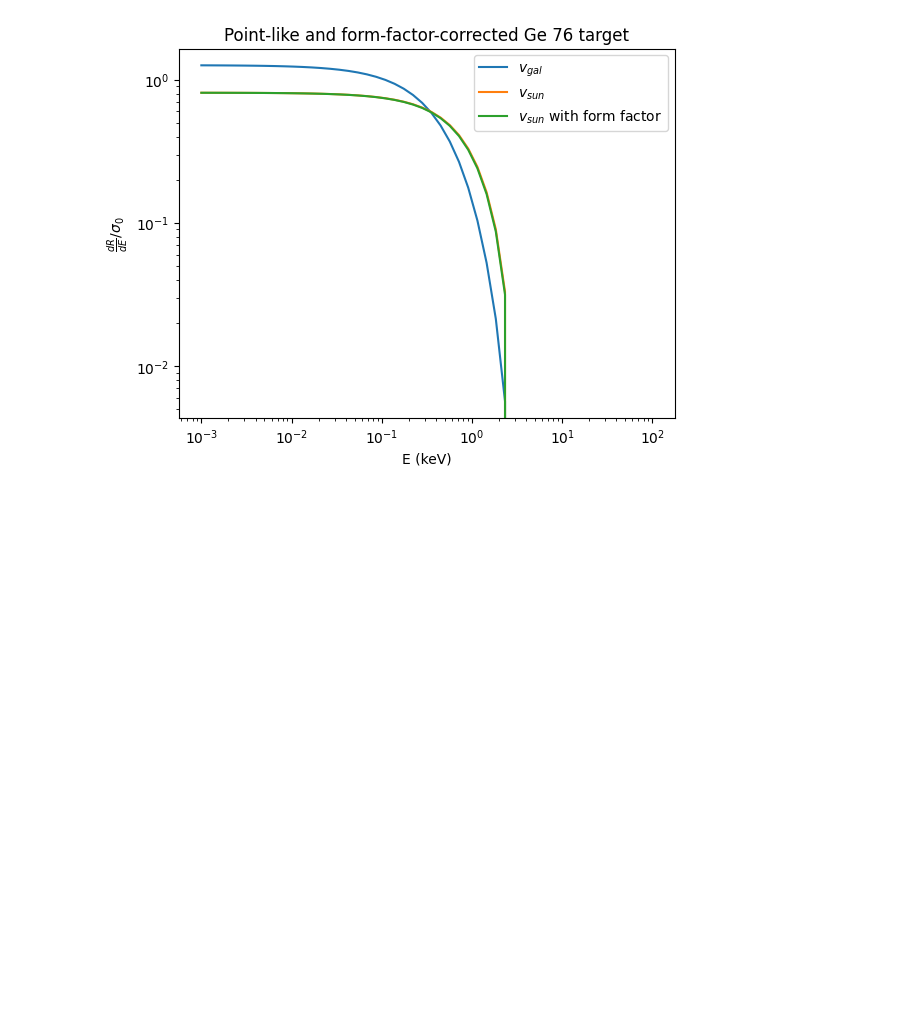
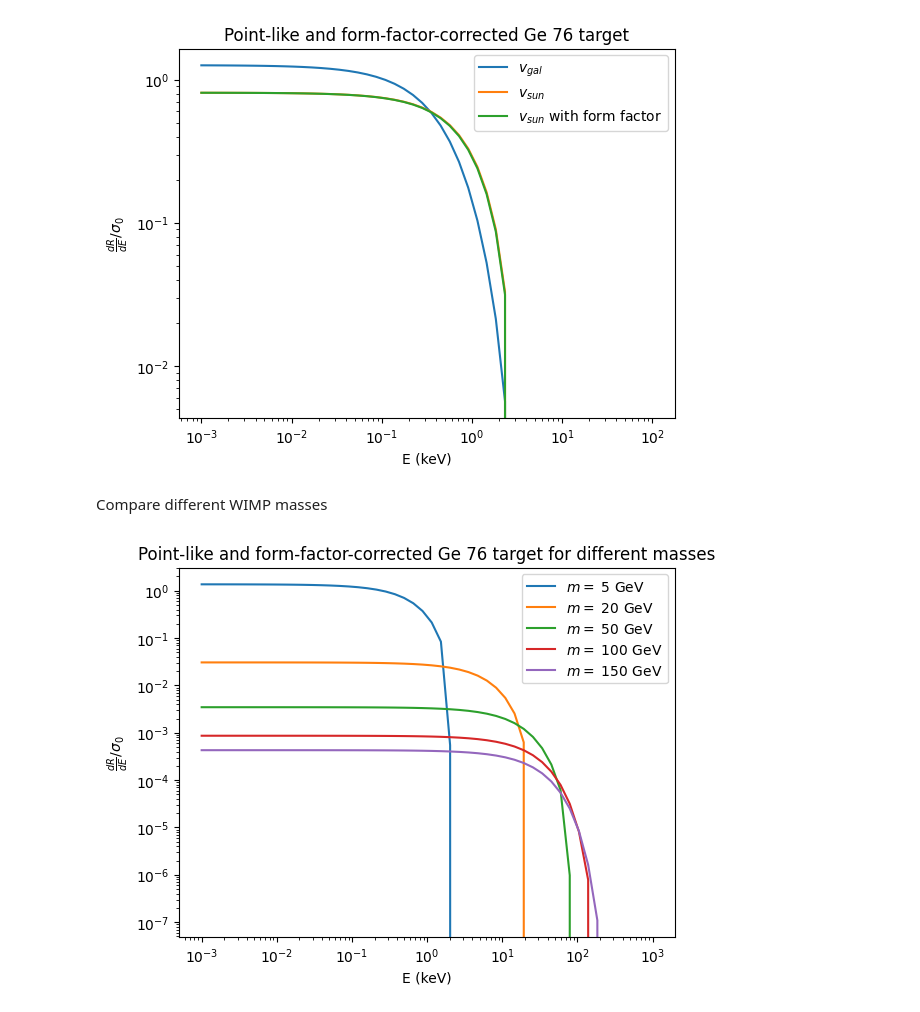
Before and after one commit to tiagocamison/WIMP-LEGEND, a Jupyter notebook: WIMP_O1_spectrum.ipynb, the cells around one changed output. Drawn from its saved outputs; the diff is of its cells as text; code cells hidden in the pictures; blank space fills up the shorter version.

Commit message:
Plot for different mass ranges

```diff
--- a/WIMP_O1_spectrum.ipynb
+++ b/WIMP_O1_spectrum.ipynb
@@ -233,3 +233,21 @@ plt.legend()
 plt.show()
 # %% [output]
 [figure]
+# %% [markdown]
+Compare different WIMP masses
+# %%
+E_keV = np.logspace(-3, 3)  # 1 eV to 1 MeV
+E = E_keV * 1e-6  # GeV
+eta_sun = make_eta(speed_f_boosted(v0, vesc, v_eff), vesc, n_points=int(1e6))
+
+for m_wimp in [5, 20, 50, 100, 150]:
+    plt.plot(E_keV, np.abs(dRdE(m_wimp, m_n, E, 1, rho, eta_sun)) * F2_SI_Ge76(E_keV), label=rf"$m = $ {m_wimp} GeV")
+plt.xscale('log')
+plt.yscale('log')
+plt.xlabel("E (keV)")
+plt.ylabel(r"$\frac{dR}{dE} / \sigma_0$")
+plt.title("Point-like and form-factor-corrected Ge 76 target for different masses")
+plt.legend()
+plt.show()
+# %% [output]
+[figure, added]
```
